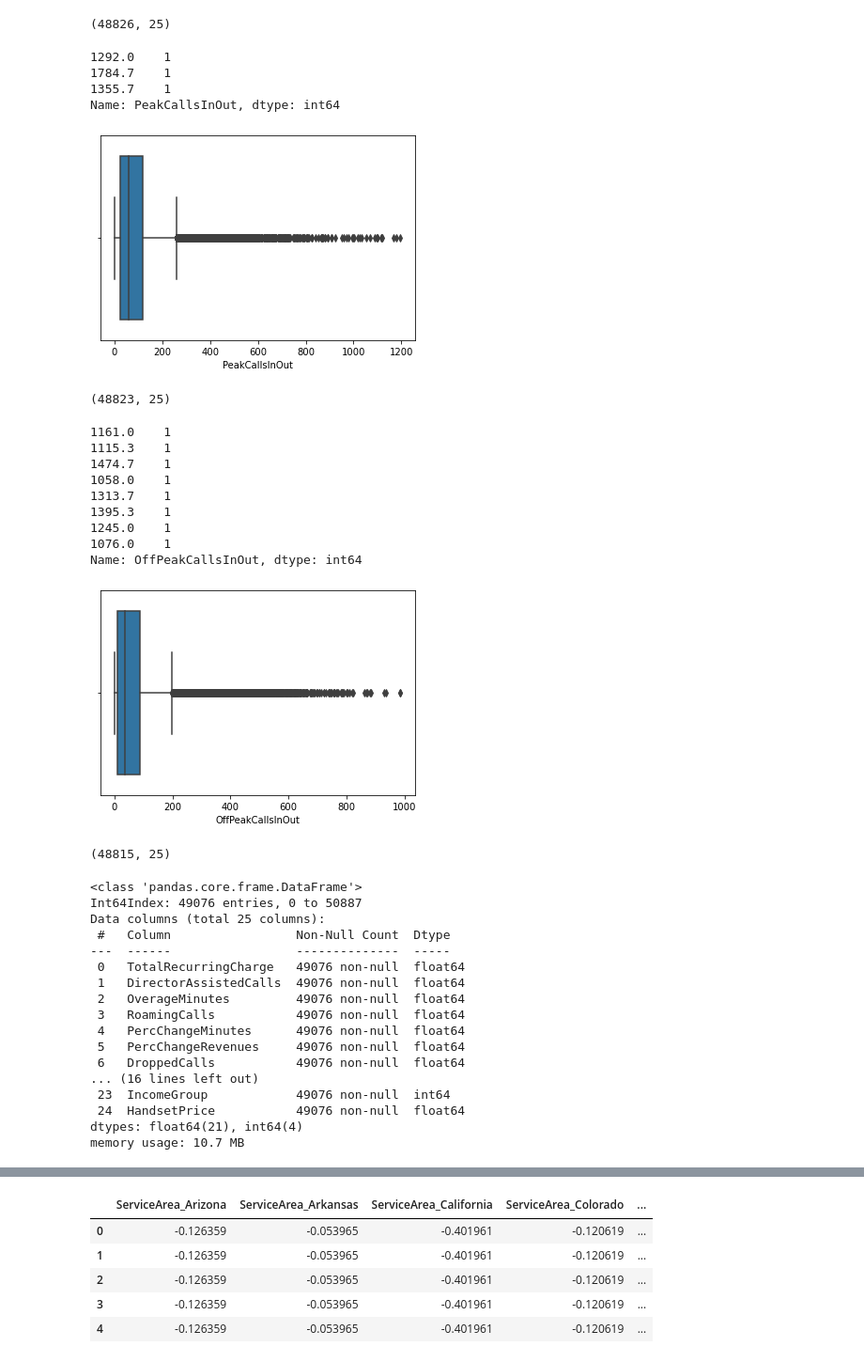
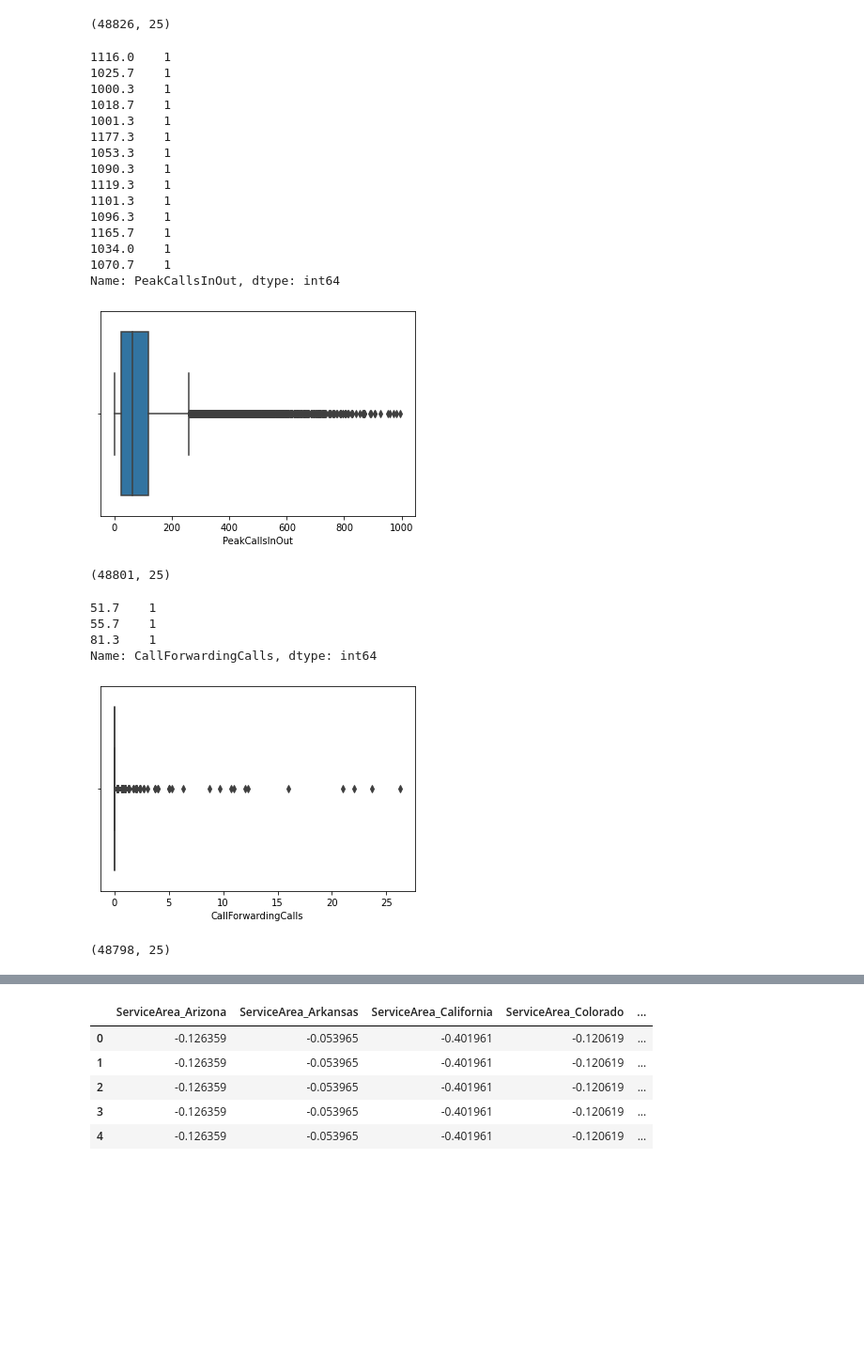
Before and after one commit to Mojgunsh/Mid-Bootcamp-Project, a Jupyter notebook: your-Code/Untitled.ipynb, the cells around one changed output, grey strips where cells are left out. Shown: that part at 94% size. Saved outputs shown, nothing was run; the diff lists cells and outputs as text; code cells hidden in the pictures; blank space fills up the shorter version.

```diff
--- a/your-Code/Untitled.ipynb
+++ b/your-Code/Untitled.ipynb
@@ -325,9 +359,6 @@ numerical=numerical.drop(numerical[['Handsets',
 # %%
 num_backup=numerical
 cat_backup=categorical
-# %%
-numerical=num_backup
-categorical=cat_backup
 # %%
 numerical.shape
 # %% [output]
@@ -713,54 +743,40 @@ Name: InboundCalls, dtype: int64
 (48826, 25)
 # %%
 #PeakCallsInOut
-print(numerical[numerical['PeakCallsInOut']>1250]['PeakCallsInOut'].value_counts())
-numerical=numerical[numerical['PeakCallsInOut']<=1250]
+print(numerical[numerical['PeakCallsInOut']>1000]['PeakCallsInOut'].value_counts())
+numerical=numerical[numerical['PeakCallsInOut']<=1000]
 sns.boxplot(x =numerical['PeakCallsInOut'], data = numerical)
 plt.show()
 numerical.shape
 # %% [output]
-1292.0    1
-1784.7    1
-1355.7    1
+1116.0    1
+1025.7    1
+1000.3    1
+1018.7    1
+1001.3    1
+1177.3    1
+1053.3    1
+1090.3    1
+1119.3    1
+1101.3    1
+1096.3    1
+1165.7    1
+1034.0    1
+1070.7    1
 Name: PeakCallsInOut, dtype: int64
-[figure, old version]
+[figure, new version]
-(48823, 25)
+(48801, 25)
 # %%
-#OffPeakCallsInOut
-print(numerical[numerical['OffPeakCallsInOut']>1000]['OffPeakCallsInOut'].value_counts())
-numerical=numerical[numerical['OffPeakCallsInOut']<=1000]
-sns.boxplot(x =numerical['OffPeakCallsInOut'], data = numerical)
+#CallForwardingCalls
+print(numerical[numerical['CallForwardingCalls']>40]['CallForwardingCalls'].value_counts())
+numerical=numerical[numerical['CallForwardingCalls']<=40]
+sns.boxplot(x =numerical['CallForwardingCalls'], data = numerical)
 plt.show()
 numerical.shape
 # %% [output]
-1161.0    1
-1115.3    1
-1474.7    1
-1058.0    1
-1313.7    1
-1395.3    1
-1245.0    1
-1076.0    1
-Name: OffPeakCallsInOut, dtype: int64
+51.7    1
+55.7    1
+81.3    1
+Name: CallForwardingCalls, dtype: int64
-[figure, old version]
+[figure, new version]
-(48815, 25)
+(48798, 25)
-# %%
-numerical.info()
-# %% [output]
-<class 'pandas.core.frame.DataFrame'>
-Int64Index: 49076 entries, 0 to 50887
-Data columns (total 25 columns):
- #   Column                 Non-Null Count  Dtype
----  ------                 --------------  -----
- 0   TotalRecurringCharge   49076 non-null  float64
- 1   DirectorAssistedCalls  49076 non-null  float64
- 2   OverageMinutes         49076 non-null  float64
- 3   RoamingCalls           49076 non-null  float64
- 4   PercChangeMinutes      49076 non-null  float64
- 5   PercChangeRevenues     49076 non-null  float64
- 6   DroppedCalls           49076 non-null  float64
-... (16 lines left out)
- 23  IncomeGroup            49076 non-null  int64
- 24  HandsetPrice           49076 non-null  float64
-dtypes: float64(21), int64(4)
-memory usage: 10.7 MB
```
Also changed, not shown: parts of 21 cells of this notebook.
